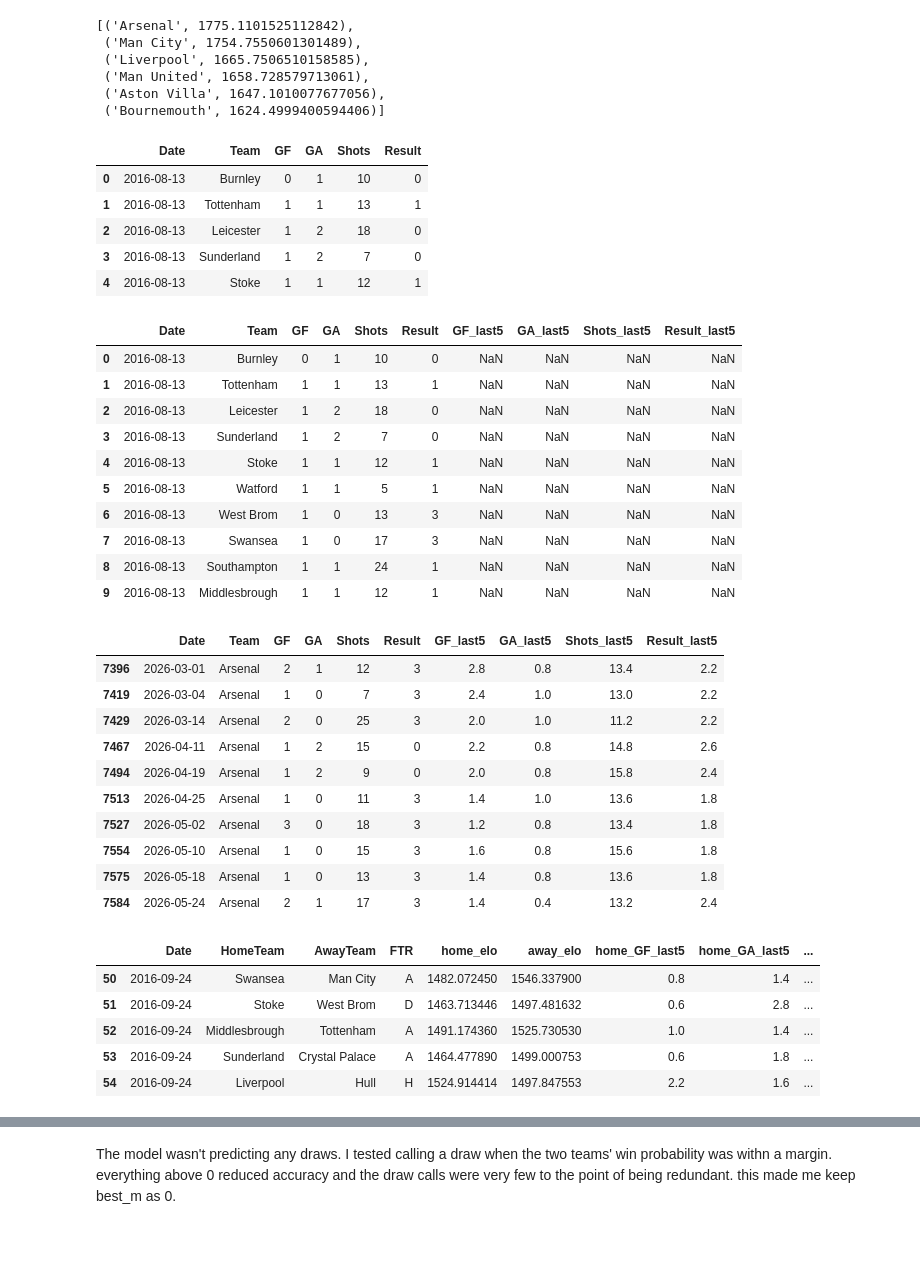
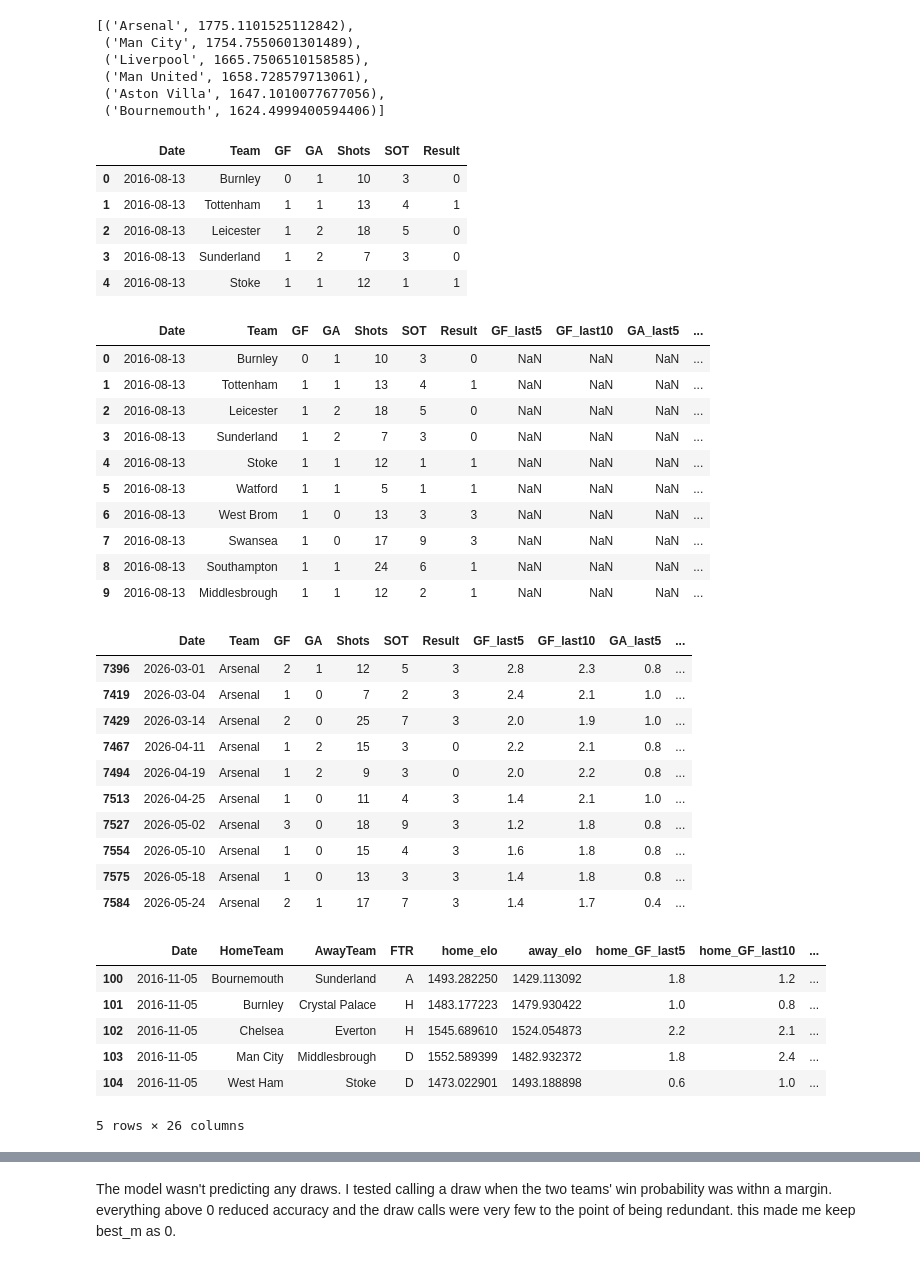
Before and after one commit to VikrantRaj02/match_predictor, a Jupyter notebook: model.ipynb, the cells around one changed output, grey strips where cells are left out. Drawn from its saved outputs; the diff is of its cells as text; code cells hidden in the pictures.

```diff
--- a/model.ipynb
+++ b/model.ipynb
@@ -49,49 +49,50 @@ sorted(ratings.items(), key=lambda x: x[1], reverse=True)[:6]
  ('Aston Villa', 1647.1010077677056),
  ('Bournemouth', 1624.4999400594406)]
 # %%
-home = pd.DataFrame({"Date": df["Date"], "Team": df["HomeTeam"], "GF": df["FTHG"], "GA": df["FTAG"], "Shots": df["HS"], "Result": df["FTR"].map({"H": 3, "D": 1, "A": 0})})
-away = pd.DataFrame({"Date": df["Date"], "Team": df["AwayTeam"], "GF": df["FTAG"], "GA": df["FTHG"], "Shots": df["AS"], "Result": df["FTR"].map({"A": 3, "D": 1, "H": 0})})
+home = pd.DataFrame({"Date": df["Date"], "Team": df["HomeTeam"], "GF": df["FTHG"], "GA": df["FTAG"], "Shots": df["HS"], "SOT": df["HST"], "Result": df["FTR"].map({"H": 3, "D": 1, "A": 0})})
+away = pd.DataFrame({"Date": df["Date"], "Team": df["AwayTeam"], "GF": df["FTAG"], "GA": df["FTHG"], "Shots": df["AS"], "SOT": df["AST"], "Result": df["FTR"].map({"A": 3, "D": 1, "H": 0})})
 teams = pd.concat([home, away]).sort_values("Date").reset_index(drop=True)
 teams.head()
 # %% [output]
-|  | Date | Team | GF | GA | Shots | Result |
-| 0 | 2016-08-13 | Burnley | 0 | 1 | 10 | 0 |
-| 1 | 2016-08-13 | Tottenham | 1 | 1 | 13 | 1 |
-| 2 | 2016-08-13 | Leicester | 1 | 2 | 18 | 0 |
-| 3 | 2016-08-13 | Sunderland | 1 | 2 | 7 | 0 |
-| 4 | 2016-08-13 | Stoke | 1 | 1 | 12 | 1 |
+|  | Date | Team | GF | GA | Shots | SOT | Result |
+| 0 | 2016-08-13 | Burnley | 0 | 1 | 10 | 3 | 0 |
+| 1 | 2016-08-13 | Tottenham | 1 | 1 | 13 | 4 | 1 |
+| 2 | 2016-08-13 | Leicester | 1 | 2 | 18 | 5 | 0 |
+| 3 | 2016-08-13 | Sunderland | 1 | 2 | 7 | 3 | 0 |
+| 4 | 2016-08-13 | Stoke | 1 | 1 | 12 | 1 | 1 |
 # %%
-for col in ["GF", "GA", "Shots", "Result"]:
-    teams[col + "_last5"] = teams.groupby("Team")[col].transform(lambda s: s.shift(1).rolling(5).mean())
+for col in ["GF", "GA", "Shots", "SOT", "Result"]:
+    for n in [5, 10]:
+        teams[f"{col}_last{n}"] = teams.groupby("Team")[col].transform(lambda s: s.shift(1).rolling(n).mean())
 teams.head(10)
 # %% [output]
-|  | Date | Team | GF | GA | Shots | Result | GF_last5 | GA_last5 | Shots_last5 | Result_last5 |
-| 0 | 2016-08-13 | Burnley | 0 | 1 | 10 | 0 | NaN | NaN | NaN | NaN |
-| 1 | 2016-08-13 | Tottenham | 1 | 1 | 13 | 1 | NaN | NaN | NaN | NaN |
-| 2 | 2016-08-13 | Leicester | 1 | 2 | 18 | 0 | NaN | NaN | NaN | NaN |
-| 3 | 2016-08-13 | Sunderland | 1 | 2 | 7 | 0 | NaN | NaN | NaN | NaN |
-| 4 | 2016-08-13 | Stoke | 1 | 1 | 12 | 1 | NaN | NaN | NaN | NaN |
-| 5 | 2016-08-13 | Watford | 1 | 1 | 5 | 1 | NaN | NaN | NaN | NaN |
-| 6 | 2016-08-13 | West Brom | 1 | 0 | 13 | 3 | NaN | NaN | NaN | NaN |
-| 7 | 2016-08-13 | Swansea | 1 | 0 | 17 | 3 | NaN | NaN | NaN | NaN |
-| 8 | 2016-08-13 | Southampton | 1 | 1 | 24 | 1 | NaN | NaN | NaN | NaN |
-| 9 | 2016-08-13 | Middlesbrough | 1 | 1 | 12 | 1 | NaN | NaN | NaN | NaN |
+|  | Date | Team | GF | GA | Shots | SOT | Result | GF_last5 | GF_last10 | GA_last5 | ... |
+| 0 | 2016-08-13 | Burnley | 0 | 1 | 10 | 3 | 0 | NaN | NaN | NaN | ... |
+| 1 | 2016-08-13 | Tottenham | 1 | 1 | 13 | 4 | 1 | NaN | NaN | NaN | ... |
+| 2 | 2016-08-13 | Leicester | 1 | 2 | 18 | 5 | 0 | NaN | NaN | NaN | ... |
+| 3 | 2016-08-13 | Sunderland | 1 | 2 | 7 | 3 | 0 | NaN | NaN | NaN | ... |
+| 4 | 2016-08-13 | Stoke | 1 | 1 | 12 | 1 | 1 | NaN | NaN | NaN | ... |
+| 5 | 2016-08-13 | Watford | 1 | 1 | 5 | 1 | 1 | NaN | NaN | NaN | ... |
+| 6 | 2016-08-13 | West Brom | 1 | 0 | 13 | 3 | 3 | NaN | NaN | NaN | ... |
+| 7 | 2016-08-13 | Swansea | 1 | 0 | 17 | 9 | 3 | NaN | NaN | NaN | ... |
+| 8 | 2016-08-13 | Southampton | 1 | 1 | 24 | 6 | 1 | NaN | NaN | NaN | ... |
+| 9 | 2016-08-13 | Middlesbrough | 1 | 1 | 12 | 2 | 1 | NaN | NaN | NaN | ... |
 # %%
 teams[teams["Team"] == "Arsenal"].tail(10)
 # %% [output]
-|  | Date | Team | GF | GA | Shots | Result | GF_last5 | GA_last5 | Shots_last5 | Result_last5 |
-| 7396 | 2026-03-01 | Arsenal | 2 | 1 | 12 | 3 | 2.8 | 0.8 | 13.4 | 2.2 |
-| 7419 | 2026-03-04 | Arsenal | 1 | 0 | 7 | 3 | 2.4 | 1.0 | 13.0 | 2.2 |
-| 7429 | 2026-03-14 | Arsenal | 2 | 0 | 25 | 3 | 2.0 | 1.0 | 11.2 | 2.2 |
-| 7467 | 2026-04-11 | Arsenal | 1 | 2 | 15 | 0 | 2.2 | 0.8 | 14.8 | 2.6 |
-| 7494 | 2026-04-19 | Arsenal | 1 | 2 | 9 | 0 | 2.0 | 0.8 | 15.8 | 2.4 |
-| 7513 | 2026-04-25 | Arsenal | 1 | 0 | 11 | 3 | 1.4 | 1.0 | 13.6 | 1.8 |
-| 7527 | 2026-05-02 | Arsenal | 3 | 0 | 18 | 3 | 1.2 | 0.8 | 13.4 | 1.8 |
-| 7554 | 2026-05-10 | Arsenal | 1 | 0 | 15 | 3 | 1.6 | 0.8 | 15.6 | 1.8 |
-| 7575 | 2026-05-18 | Arsenal | 1 | 0 | 13 | 3 | 1.4 | 0.8 | 13.6 | 1.8 |
-| 7584 | 2026-05-24 | Arsenal | 2 | 1 | 17 | 3 | 1.4 | 0.4 | 13.2 | 2.4 |
+|  | Date | Team | GF | GA | Shots | SOT | Result | GF_last5 | GF_last10 | GA_last5 | ... |
+| 7396 | 2026-03-01 | Arsenal | 2 | 1 | 12 | 5 | 3 | 2.8 | 2.3 | 0.8 | ... |
+| 7419 | 2026-03-04 | Arsenal | 1 | 0 | 7 | 2 | 3 | 2.4 | 2.1 | 1.0 | ... |
+| 7429 | 2026-03-14 | Arsenal | 2 | 0 | 25 | 7 | 3 | 2.0 | 1.9 | 1.0 | ... |
+| 7467 | 2026-04-11 | Arsenal | 1 | 2 | 15 | 3 | 0 | 2.2 | 2.1 | 0.8 | ... |
+| 7494 | 2026-04-19 | Arsenal | 1 | 2 | 9 | 3 | 0 | 2.0 | 2.2 | 0.8 | ... |
+| 7513 | 2026-04-25 | Arsenal | 1 | 0 | 11 | 4 | 3 | 1.4 | 2.1 | 1.0 | ... |
+| 7527 | 2026-05-02 | Arsenal | 3 | 0 | 18 | 9 | 3 | 1.2 | 1.8 | 0.8 | ... |
+| 7554 | 2026-05-10 | Arsenal | 1 | 0 | 15 | 4 | 3 | 1.6 | 1.8 | 0.8 | ... |
+| 7575 | 2026-05-18 | Arsenal | 1 | 0 | 13 | 3 | 3 | 1.4 | 1.8 | 0.8 | ... |
+| 7584 | 2026-05-24 | Arsenal | 2 | 1 | 17 | 7 | 3 | 1.4 | 1.7 | 0.4 | ... |
 # %%
-features = ["GF_last5", "GA_last5", "Shots_last5", "Result_last5"]
+features = [c for c in teams.columns if "_last" in c]
 home_form = teams[["Date", "Team"] + features].rename(columns={f: "home_" + f for f in features})
 away_form = teams[["Date", "Team"] + features].rename(columns={f: "away_" + f for f in features})
 matches = df[["Date", "HomeTeam", "AwayTeam", "FTR", "home_elo", "away_elo"]]
@@ -100,12 +101,13 @@ matches = matches.merge(away_form, left_on=["Date", "AwayTeam"], right_on=["Date
 matches = matches.dropna()
 matches.head()
 # %% [output]
-|  | Date | HomeTeam | AwayTeam | FTR | home_elo | away_elo | home_GF_last5 | home_GA_last5 | ... |
-| 50 | 2016-09-24 | Swansea | Man City | A | 1482.072450 | 1546.337900 | 0.8 | 1.4 | ... |
-| 51 | 2016-09-24 | Stoke | West Brom | D | 1463.713446 | 1497.481632 | 0.6 | 2.8 | ... |
-| 52 | 2016-09-24 | Middlesbrough | Tottenham | A | 1491.174360 | 1525.730530 | 1.0 | 1.4 | ... |
-| 53 | 2016-09-24 | Sunderland | Crystal Palace | A | 1464.477890 | 1499.000753 | 0.6 | 1.8 | ... |
-| 54 | 2016-09-24 | Liverpool | Hull | H | 1524.914414 | 1497.847553 | 2.2 | 1.6 | ... |
+|  | Date | HomeTeam | AwayTeam | FTR | home_elo | away_elo | home_GF_last5 | home_GF_last10 | ... |
+| 100 | 2016-11-05 | Bournemouth | Sunderland | A | 1493.282250 | 1429.113092 | 1.8 | 1.2 | ... |
+| 101 | 2016-11-05 | Burnley | Crystal Palace | H | 1483.177223 | 1479.930422 | 1.0 | 0.8 | ... |
+| 102 | 2016-11-05 | Chelsea | Everton | H | 1545.689610 | 1524.054873 | 2.2 | 2.1 | ... |
+| 103 | 2016-11-05 | Man City | Middlesbrough | D | 1552.589399 | 1482.932372 | 1.8 | 2.4 | ... |
+| 104 | 2016-11-05 | West Ham | Stoke | D | 1473.022901 | 1493.188898 | 0.6 | 1.0 | ... |
+5 rows × 26 columns
 # %%
 from sklearn.pipeline import make_pipeline
 from sklearn.preprocessing import StandardScaler
```
Also changed, not shown: parts of 10 cells of this notebook.
